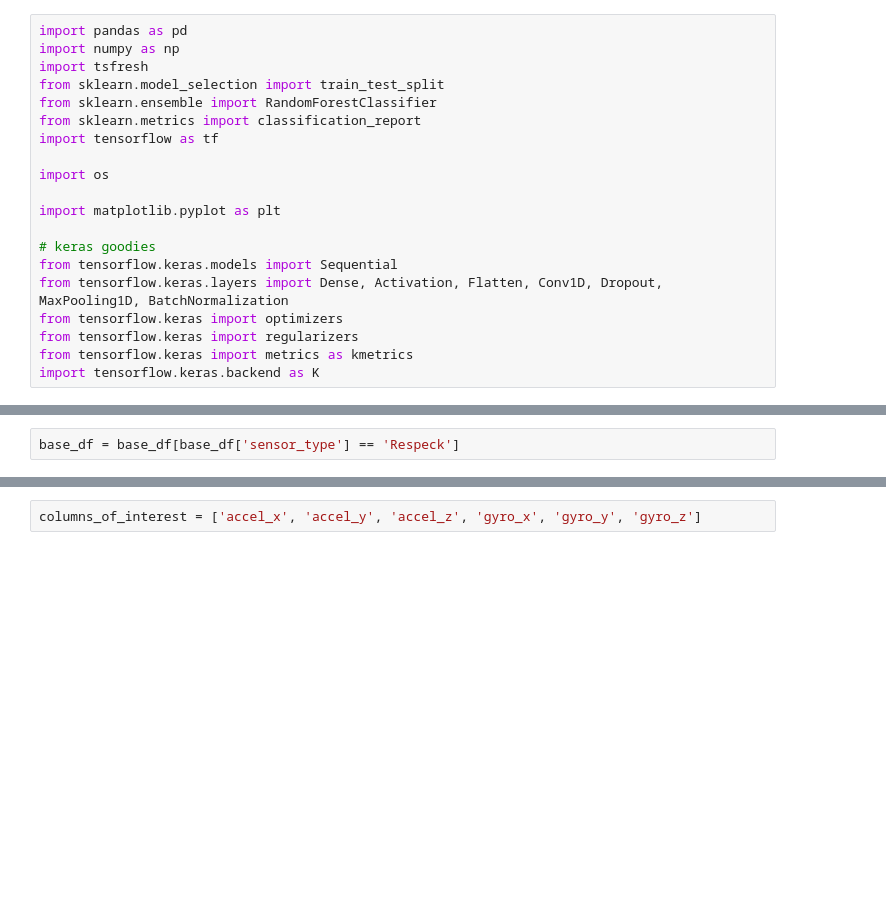
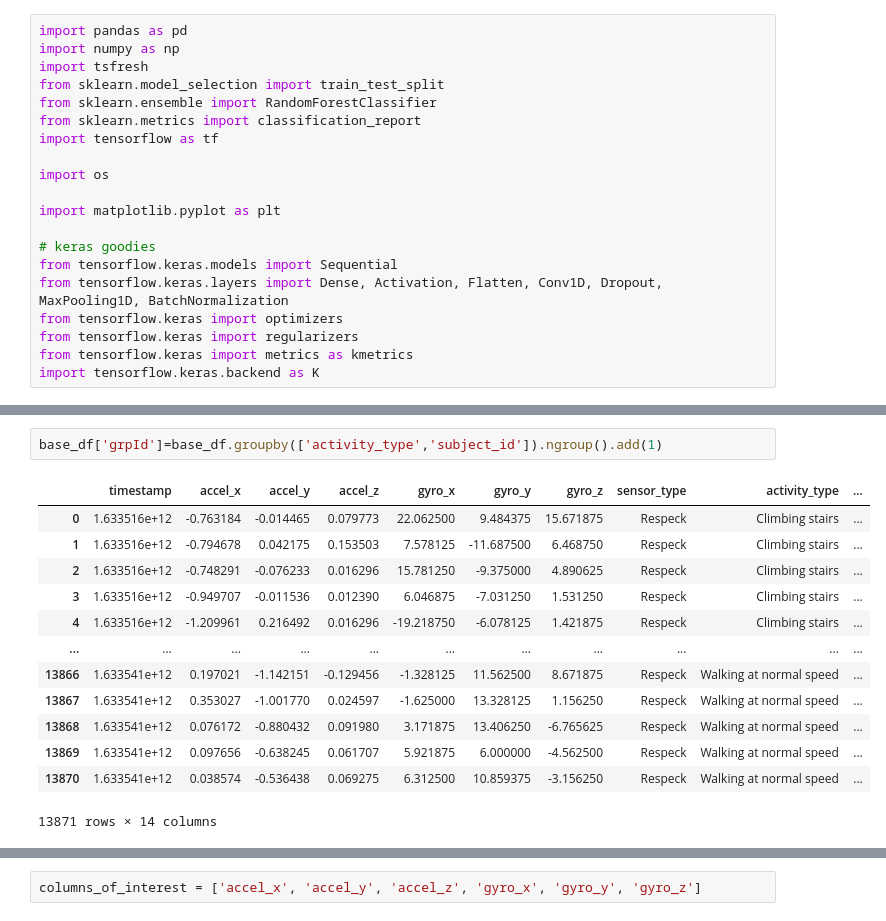
Before and after one commit to ZhendongTian/PDIOT_TeamD, a Jupyter notebook: training/James_Try.ipynb, the cells around one changed output, grey strips where cells are left out. Cells and saved outputs as stored; diff of their text form; blank space fills up the shorter version.

```diff
--- a/training/James_Try.ipynb
+++ b/training/James_Try.ipynb
@@ -88,2 +80,0 @@ base_df
-# %%
-base_df = base_df[base_df['sensor_type'] == 'Respeck']
@@ -93,0 +84,16 @@ example_recording = base_df[base_df.activity_code == 1]
+# %%
+base_df['grpId']=base_df.groupby(['activity_type','subject_id']).ngroup().add(1)
+# %% [output]
+|  | timestamp | accel_x | accel_y | accel_z | gyro_x | gyro_y | gyro_z | sensor_type | activity_type | ... |
+| 0 | 1.633516e+12 | -0.763184 | -0.014465 | 0.079773 | 22.062500 | 9.484375 | 15.671875 | Respeck | Climbing stairs | ... |
+| 1 | 1.633516e+12 | -0.794678 | 0.042175 | 0.153503 | 7.578125 | -11.687500 | 6.468750 | Respeck | Climbing stairs | ... |
+| 2 | 1.633516e+12 | -0.748291 | -0.076233 | 0.016296 | 15.781250 | -9.375000 | 4.890625 | Respeck | Climbing stairs | ... |
+| 3 | 1.633516e+12 | -0.949707 | -0.011536 | 0.012390 | 6.046875 | -7.031250 | 1.531250 | Respeck | Climbing stairs | ... |
+| 4 | 1.633516e+12 | -1.209961 | 0.216492 | 0.016296 | -19.218750 | -6.078125 | 1.421875 | Respeck | Climbing stairs | ... |
+| ... | ... | ... | ... | ... | ... | ... | ... | ... | ... | ... |
+| 13866 | 1.633541e+12 | 0.197021 | -1.142151 | -0.129456 | -1.328125 | 11.562500 | 8.671875 | Respeck | Walking at normal speed | ... |
+| 13867 | 1.633541e+12 | 0.353027 | -1.001770 | 0.024597 | -1.625000 | 13.328125 | 1.156250 | Respeck | Walking at normal speed | ... |
+| 13868 | 1.633541e+12 | 0.076172 | -0.880432 | 0.091980 | 3.171875 | 13.406250 | -6.765625 | Respeck | Walking at normal speed | ... |
+| 13869 | 1.633541e+12 | 0.097656 | -0.638245 | 0.061707 | 5.921875 | 6.000000 | -4.562500 | Respeck | Walking at normal speed | ... |
+| 13870 | 1.633541e+12 | 0.038574 | -0.536438 | 0.069275 | 6.312500 | 10.859375 | -3.156250 | Respeck | Walking at normal speed | ... |
+13871 rows × 14 columns
```
Also changed, not shown: parts of 35 cells of this notebook, 19 other files.
